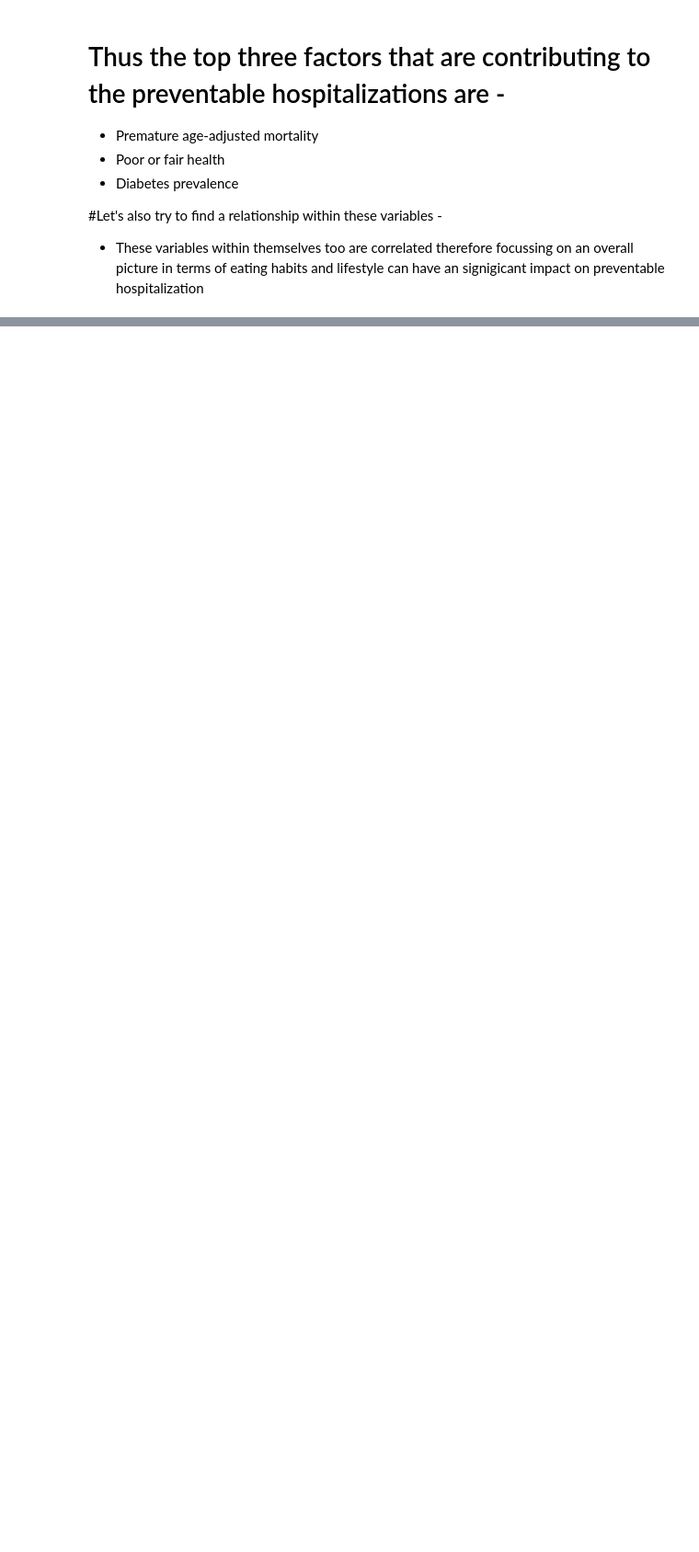
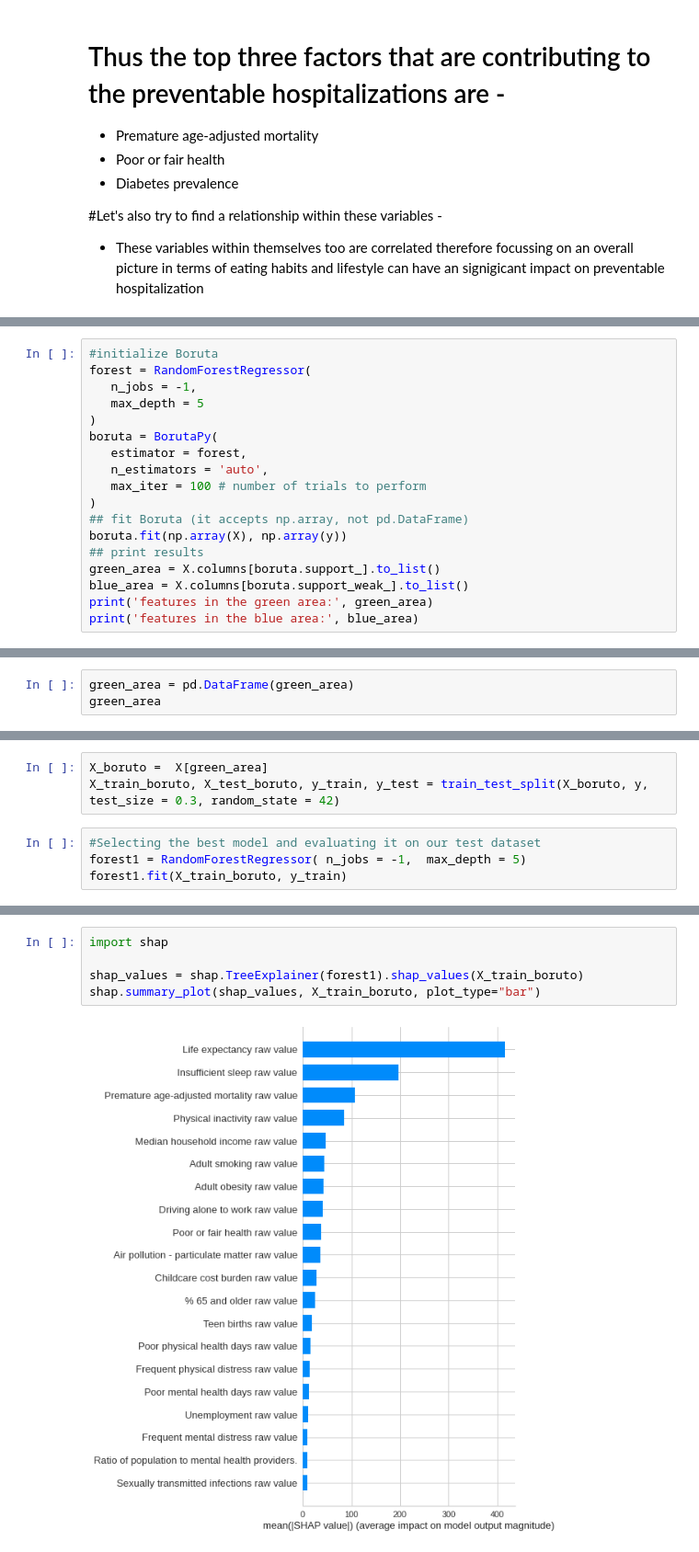
Before and after one commit to RishiVirpura/Team-6-repository, a Jupyter notebook: EDA_Team6.ipynb, the cells around one changed output, grey strips where cells are left out. Shown at 92% size. Cells and saved outputs as stored; diff of their text form; blank space fills up the shorter version.

```diff
--- a/EDA_Team6.ipynb
+++ b/EDA_Team6.ipynb
@@ -572,0 +674,18 @@ plt.show() # you can try to add a legend!
+# %%
+#initialize Boruta
+forest = RandomForestRegressor(
+   n_jobs = -1,
+   max_depth = 5
+)
+boruta = BorutaPy(
+   estimator = forest,
+   n_estimators = 'auto',
+   max_iter = 100 # number of trials to perform
+)
+## fit Boruta (it accepts np.array, not pd.DataFrame)
+boruta.fit(np.array(X), np.array(y))
+## print results
+green_area = X.columns[boruta.support_].to_list()
+blue_area = X.columns[boruta.support_weak_].to_list()
+print('features in the green area:', green_area)
+print('features in the blue area:', blue_area)
@@ -572,0 +697,3 @@ plt.show() # you can try to add a legend!
+# %%
+green_area = pd.DataFrame(green_area)
+green_area
@@ -572,0 +738,7 @@ plt.show() # you can try to add a legend!
+# %%
+X_boruto =  X[green_area]
+X_train_boruto, X_test_boruto, y_train, y_test = train_test_split(X_boruto, y, test_size = 0.3, random_state = 42)
+# %%
+#Selecting the best model and evaluating it on our test dataset
+forest1 = RandomForestRegressor( n_jobs = -1,  max_depth = 5)
+forest1.fit(X_train_boruto, y_train)
@@ -572,0 +747,7 @@ plt.show() # you can try to add a legend!
+# %%
+import shap
+
+shap_values = shap.TreeExplainer(forest1).shap_values(X_train_boruto)
+shap.summary_plot(shap_values, X_train_boruto, plot_type="bar")
+# %% [output]
+[figure, added]
```
Also changed, not shown: parts of 21 cells of this notebook.
